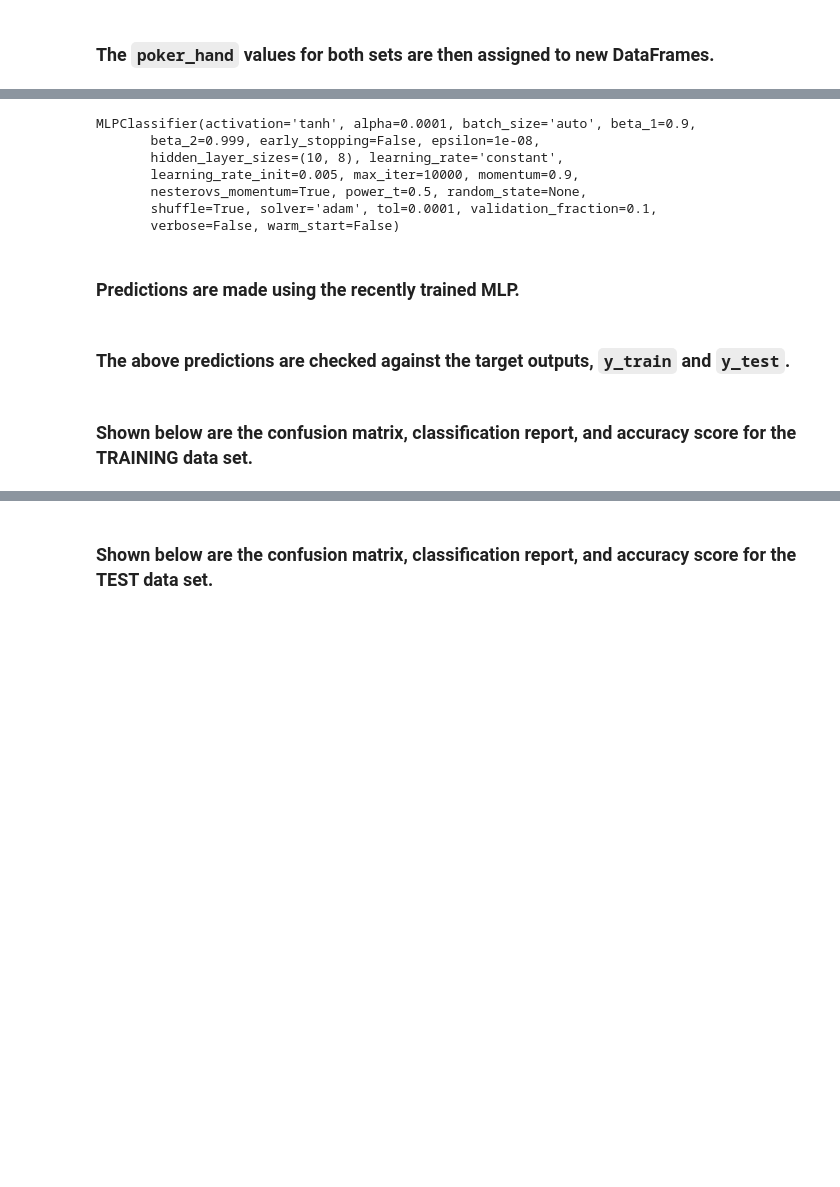
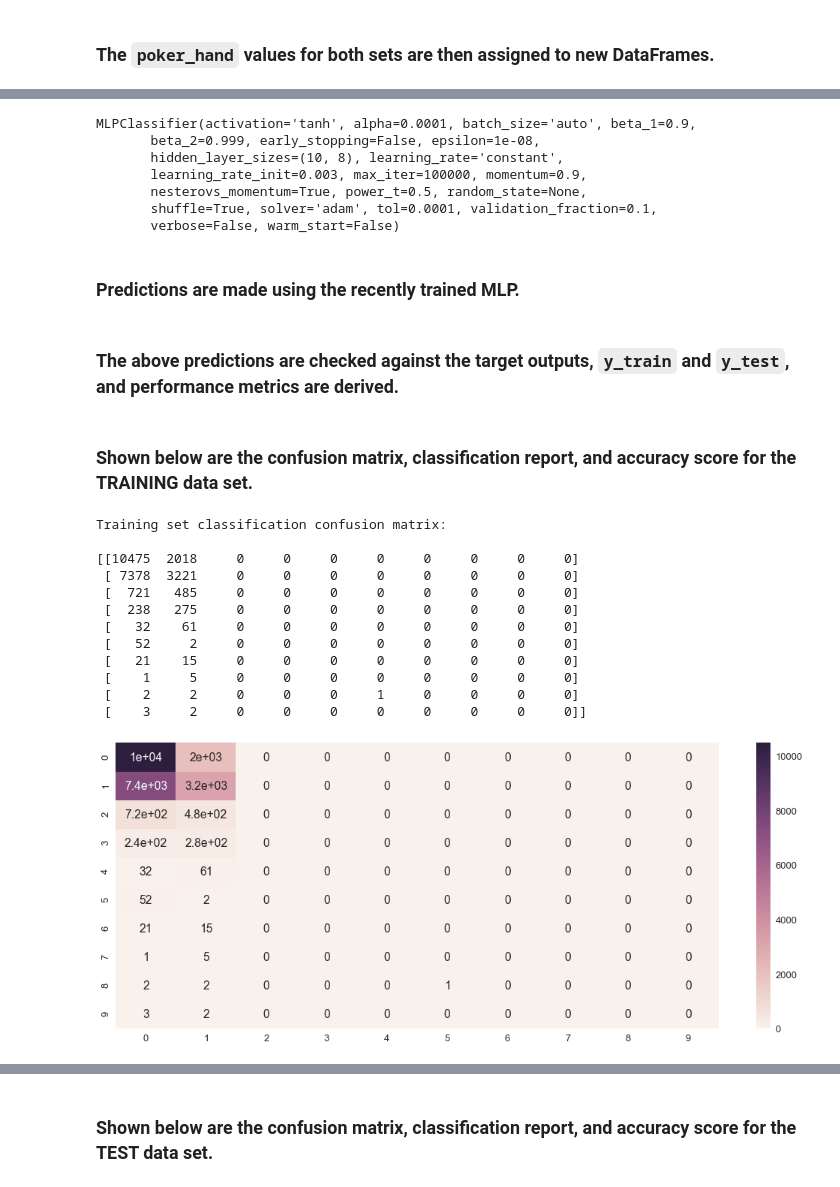
Before and after one commit to dpabril/cs180mp2, a Jupyter notebook: Poker.ipynb, the cells around one changed output, grey strips where cells are left out. Cells and saved outputs as stored; diff of their text form; code cells hidden in the pictures; blank space fills up the shorter version.

```diff
--- a/Poker.ipynb
+++ b/Poker.ipynb
@@ -146,11 +172,11 @@ x_test
 # %% [markdown]
 ### The <code>poker_hand</code> values for both sets are then assigned to new DataFrames.
 # %%
-y_train = train_set['poker_hand']
-y_test = test_set['poker_hand']
+y_train = train_set['class'] # class column is isolated from the training set DataFrame
+y_test = test_set['class'] # class column is isolated from the test set DataFrame
 
-print ("poker_hand attribute, TRAINING SET")
+print ("class attribute, TRAINING SET")
 print (y_train, "\n\n")
-print ("poker_hand attribute, TEST SET")
+print ("class attribute, TEST SET")
 print (y_test, "\n\n")
 # %% [output]
@@ -219,11 +246,11 @@ array([[  3.33333333e-01,   1.66666667e-01,  -3.33333333e-01, ...,
 # %%
-mlp = MLPClassifier(hidden_layer_sizes=(10, 8),max_iter=10000,learning_rate_init=0.005,activation='tanh')
+mlp = MLPClassifier(hidden_layer_sizes=(10, 8),max_iter=100000,learning_rate_init=0.003,activation='tanh')
 mlp.fit(x_train,y_train)
 # %% [output]
 MLPClassifier(activation='tanh', alpha=0.0001, batch_size='auto', beta_1=0.9,
        beta_2=0.999, early_stopping=False, epsilon=1e-08,
        hidden_layer_sizes=(10, 8), learning_rate='constant',
-       learning_rate_init=0.005, max_iter=10000, momentum=0.9,
+       learning_rate_init=0.003, max_iter=100000, momentum=0.9,
        nesterovs_momentum=True, power_t=0.5, random_state=None,
        shuffle=True, solver='adam', tol=0.0001, validation_fraction=0.1,
        verbose=False, warm_start=False)
@@ -233,7 +260,7 @@ MLPClassifier(activation='tanh', alpha=0.0001, batch_size='auto', beta_1=0.9,
 train_pred = mlp.predict(x_train)
 test_pred = mlp.predict(x_test)
 # %% [markdown]
-### The above predictions are checked against the target outputs, <code>y_train</code> and <code>y_test</code>.
+### The above predictions are checked against the target outputs, <code>y_train</code> and <code>y_test</code>, and performance metrics are derived.
 # %%
 # Deriving the confusion matrices of the training and test data sets
 train_cnf = confusion_matrix(y_train, train_pred)
@@ -248,4 +275,26 @@ train_acc = accuracy_score(y_train, train_pred)
 test_acc = accuracy_score(y_test, test_pred)
 # %% [markdown]
 ### Shown below are the confusion matrix, classification report, and accuracy score for the TRAINING data set.
+# %%
+print ("Training set classification confusion matrix:\n")
+print (train_cnf, "\n")
+
+# Better visualization of training data confusion matrix using seaborn's heatmap function
+plt.figure(figsize = (18,7))
+seaborn.set(font_scale=1.3)
+cnf1 = seaborn.heatmap(train_cnf, annot=True)
+# %% [output]
+Training set classification confusion matrix:
+
+[[10475  2018     0     0     0     0     0     0     0     0]
+ [ 7378  3221     0     0     0     0     0     0     0     0]
+ [  721   485     0     0     0     0     0     0     0     0]
+ [  238   275     0     0     0     0     0     0     0     0]
+ [   32    61     0     0     0     0     0     0     0     0]
+ [   52     2     0     0     0     0     0     0     0     0]
+ [   21    15     0     0     0     0     0     0     0     0]
+ [    1     5     0     0     0     0     0     0     0     0]
+ [    2     2     0     0     0     1     0     0     0     0]
+ [    3     2     0     0     0     0     0     0     0     0]]
+[figure, added]
 # %%
```
Also changed, not shown: parts of 35 cells of this notebook, 2 other files.
